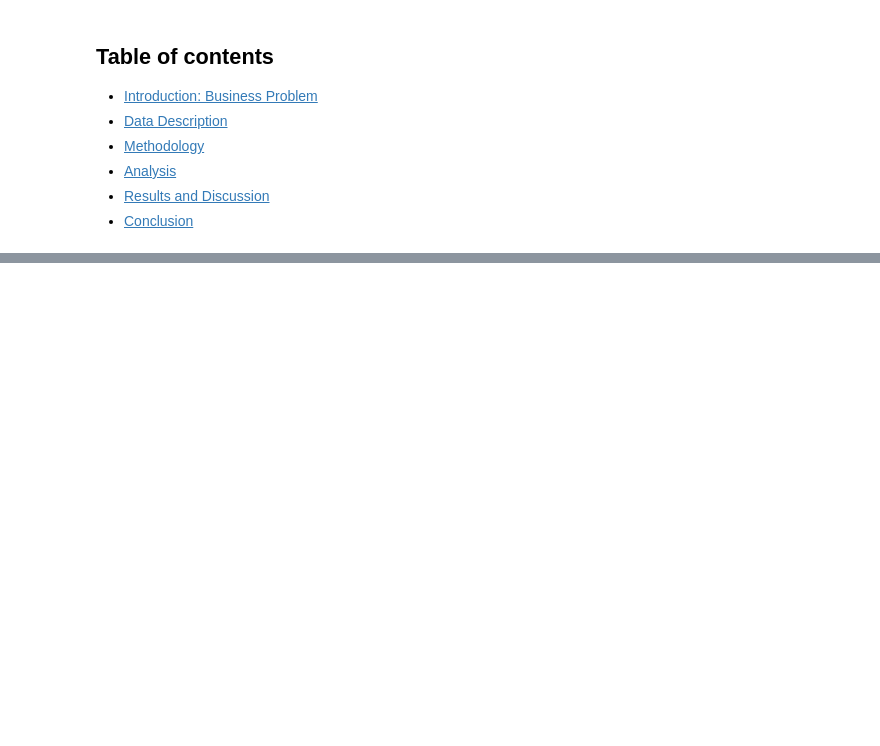
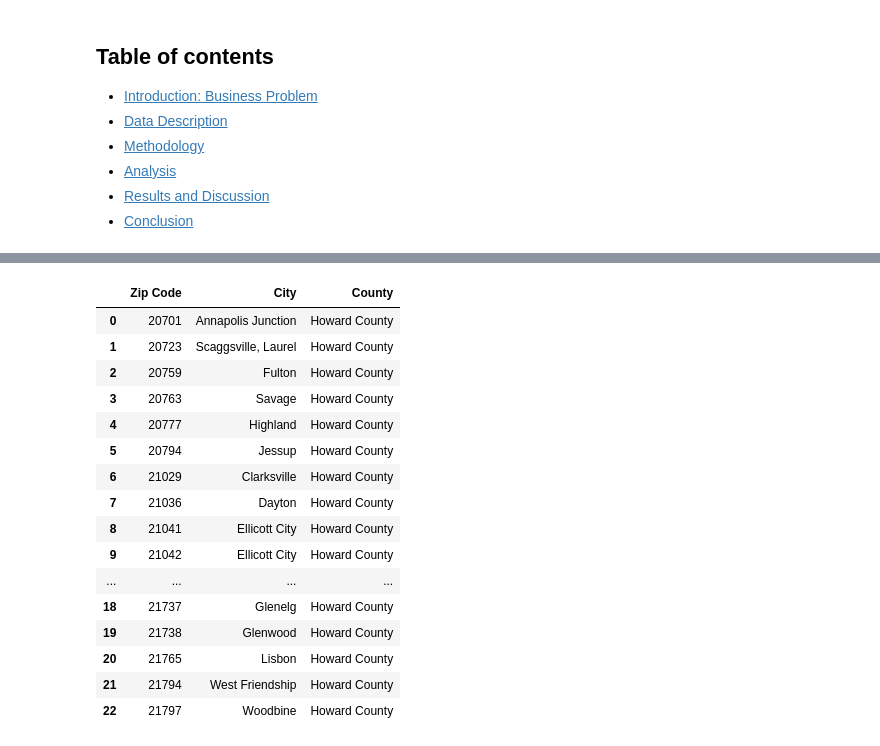
Before and after one commit to rajevac/Coursera_Capstone, a Jupyter notebook: The Battle of the Neighborhoods (Week 2).ipynb, the cells around one changed output, grey strips where cells are left out. Saved outputs shown, nothing was run; the diff lists cells and outputs as text; code cells hidden in the pictures; blank space fills up the shorter version.

```diff
--- a/The Battle of the Neighborhoods (Week 2).ipynb
+++ b/The Battle of the Neighborhoods (Week 2).ipynb
@@ -29,0 +151,33 @@ To locate county divisions and get their longitude and latitude I’ll use the *
+# %%
+for i in df_zip_codes.index:
+    j = i + 1
+    if j <= df_zip_codes.index.stop:
+        for j in range(j, df_zip_codes.index.stop):
+            if df_zip_codes.iloc[i]['Zip Code'] == df_zip_codes.iloc[j]['Zip Code']:
+                icity = df_zip_codes.iloc[i]['City']
+                jcity = df_zip_codes.iloc[j]['City']
+                df_zip_codes.iloc[i]['City'] = f'{icity}, {jcity}'
+                df_zip_codes.iloc[j]['City'] = np.nan
+                df_zip_codes.iloc[j]['Zip Code'] = np.nan
+
+df_zip_codes.dropna(inplace=True)
+df_zip_codes.reset_index(inplace=True, drop = True)
+df_zip_codes
+# %% [output]
+|  | Zip Code | City | County |
+| 0 | 20701 | Annapolis Junction | Howard County |
+| 1 | 20723 | Scaggsville, Laurel | Howard County |
+| 2 | 20759 | Fulton | Howard County |
+| 3 | 20763 | Savage | Howard County |
+| 4 | 20777 | Highland | Howard County |
+| 5 | 20794 | Jessup | Howard County |
+| 6 | 21029 | Clarksville | Howard County |
+| 7 | 21036 | Dayton | Howard County |
+| 8 | 21041 | Ellicott City | Howard County |
+| 9 | 21042 | Ellicott City | Howard County |
+| ... | ... | ... | ... |
+| 18 | 21737 | Glenelg | Howard County |
+| 19 | 21738 | Glenwood | Howard County |
+| 20 | 21765 | Lisbon | Howard County |
+| 21 | 21794 | West Friendship | Howard County |
+| 22 | 21797 | Woodbine | Howard County |
```
Also changed, not shown: parts of 10 cells of this notebook.
